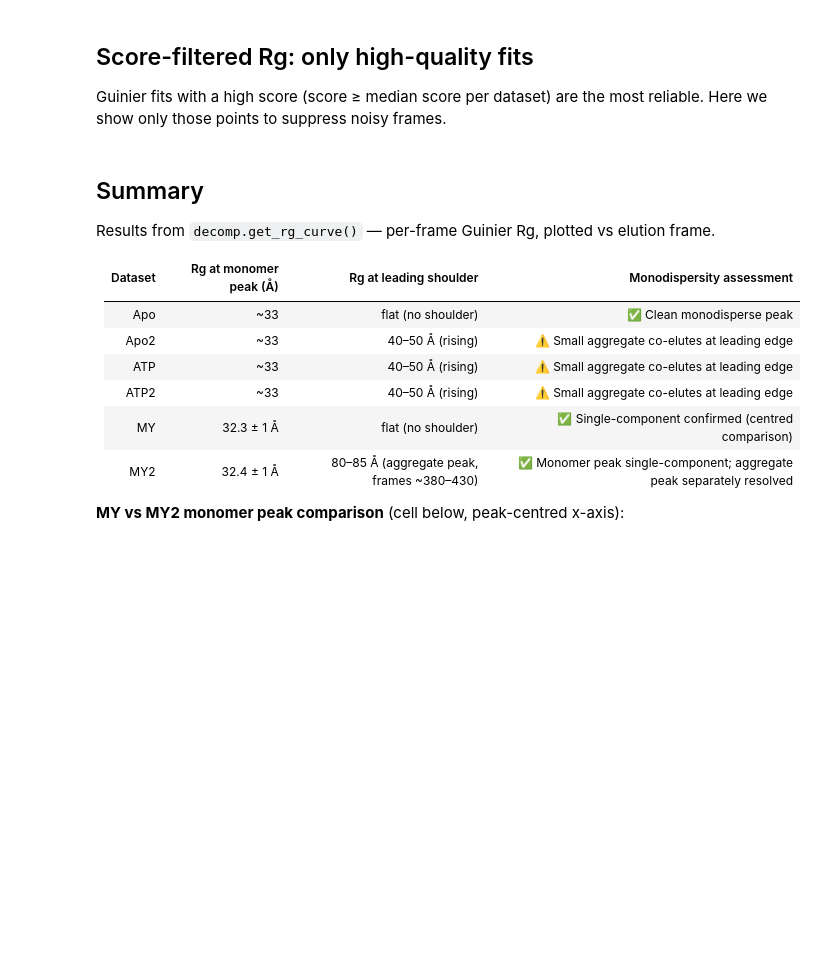
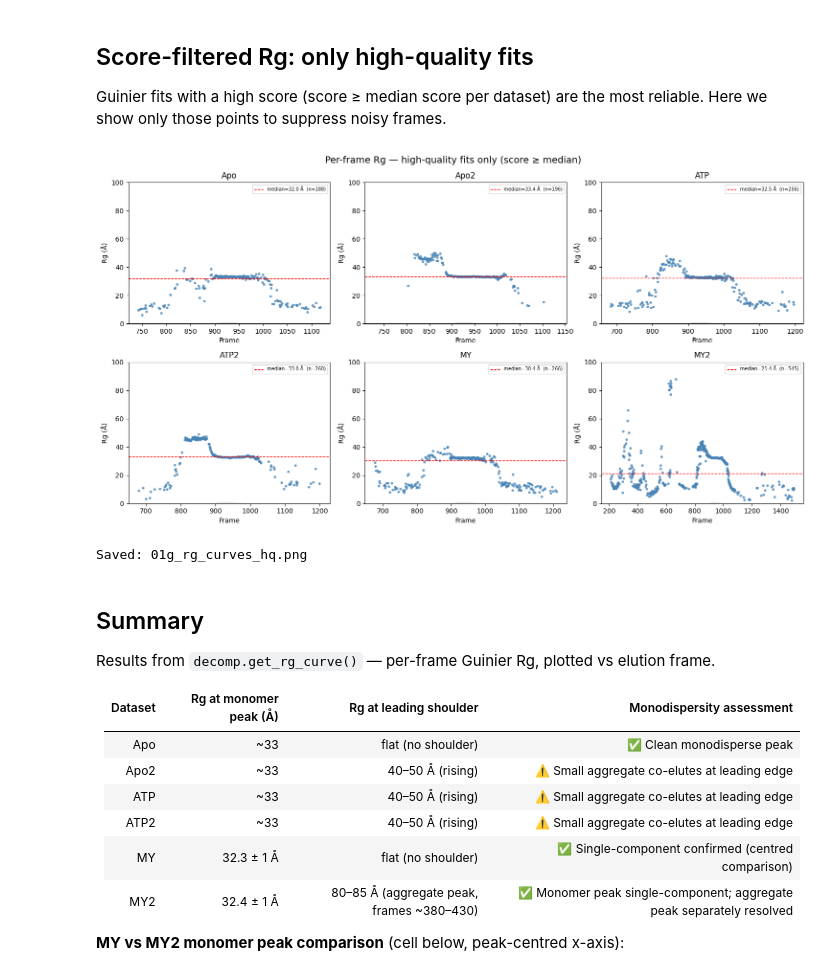
Before and after one commit to biosaxs-dev/molass-researcher, a Jupyter notebook: experiments/01_shimizu_averaging/01g_rg_curve_analysis.ipynb, the cells around one changed output. Drawn from its saved outputs; the diff is of its cells as text; code cells hidden in the pictures; blank space fills up the shorter version.

```diff
--- a/experiments/01_shimizu_averaging/01g_rg_curve_analysis.ipynb
+++ b/experiments/01_shimizu_averaging/01g_rg_curve_analysis.ipynb
@@ -171,36 +202,39 @@ for ax, name in zip(axes2.flat, NAMES):
     decomp  = results[name]['decomposition']
     rgcurve = rg_curves[name]
 
     xr_total = decomp.xr.M.sum(axis=0)
     xr_norm  = xr_total / xr_total.max()
-    frames   = np.arange(len(xr_norm))
+    frames   = decomp.xr.jv          # original frame numbers (not column indices)
     ax.fill_between(frames, xr_norm, alpha=0.15, color='grey')
 
-    rg_x   = rgcurve.x
-    rg_y   = np.array([v if v is not None else np.nan for v in rgcurve.y], dtype=float)
+    rg_x   = rgcurve.x               # original frame numbers (library fix #21)
+    rg_y   = rgcurve.y               # float array with nan (library fix #22)
     scores = np.array(rgcurve.scores, dtype=float)
 
     valid_scores = scores[np.isfinite(scores) & (rg_y > 0)]
     score_thresh = np.median(valid_scores) if len(valid_scores) else 0
 
     mask = np.isfinite(rg_y) & (rg_y > 0) & (rg_y < 200) & (scores >= score_thresh)
     ax.scatter(rg_x[mask], rg_y[mask], c='steelblue', s=8, alpha=0.7)
 
     if mask.sum() > 0:
         med_rg = np.median(rg_y[mask])
         ax.axhline(med_rg, color='red', lw=1, ls='--',
                    label=f'median={med_rg:.1f} Å  (n={mask.sum()})')
 
     ax.set_title(name)
     ax.set_xlabel('Frame')
     ax.set_ylabel('Rg (Å)')
     ax.legend(fontsize=7, loc='upper right')
     ax.set_ylim(0, 100)
 
 plt.tight_layout()
 plt.savefig('01g_rg_curves_hq.png', dpi=120, bbox_inches='tight')
 plt.show()
 print('Saved: 01g_rg_curves_hq.png')
+# %% [output]
+[figure, added]
+Saved: 01g_rg_curves_hq.png
 # %% [markdown]
 ## Summary
 
```
Also changed, not shown: parts of 6 cells of this notebook, 5 other files.
